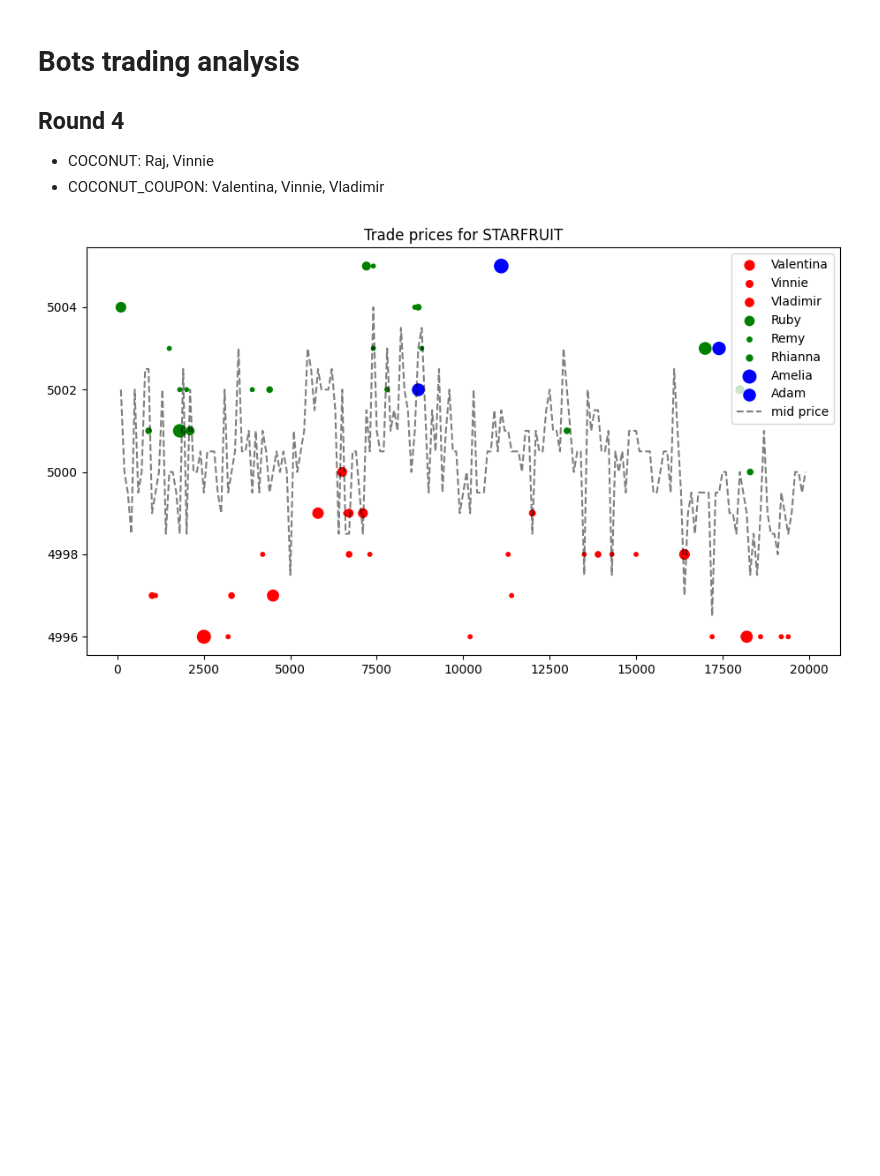
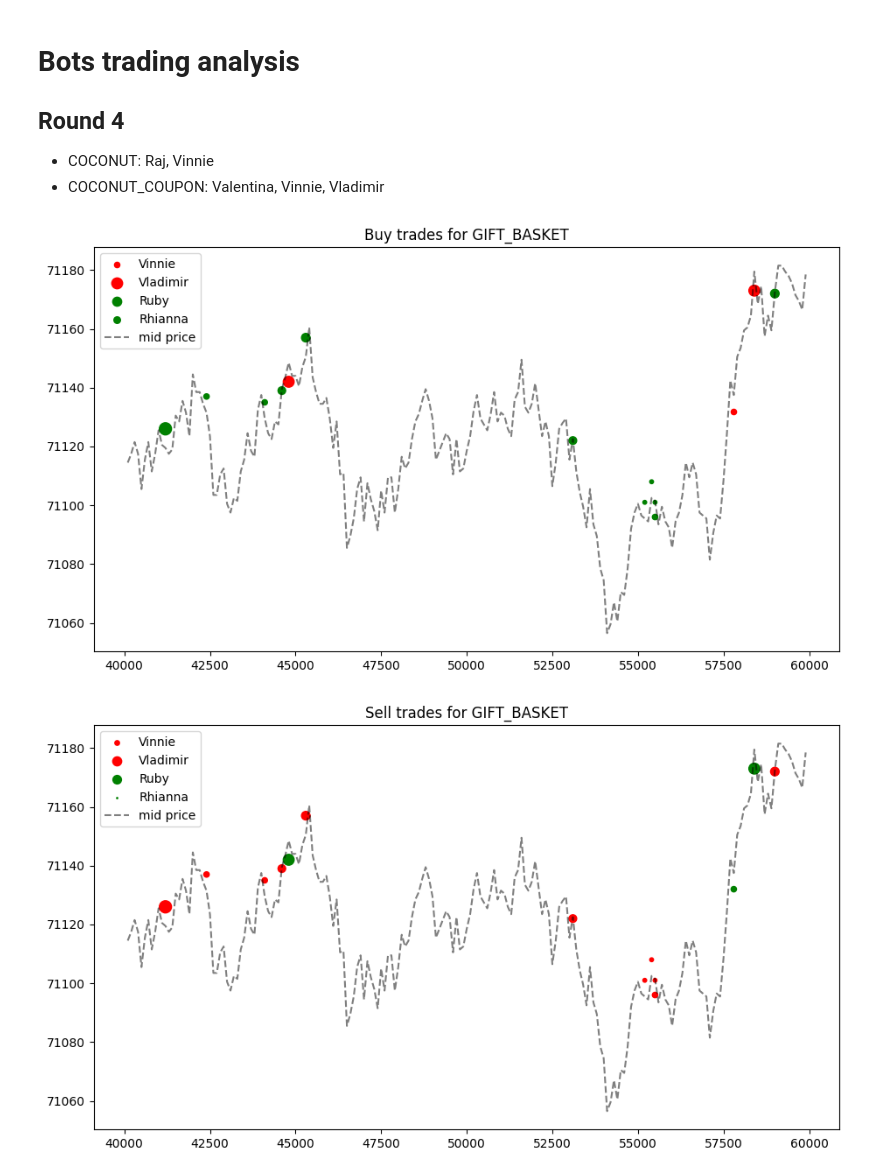
Before and after one commit to levladiator/Prosperity, a Jupyter notebook: src/bots_analyzer.ipynb, the cells around one changed output. Drawn from its saved outputs; the diff is of its cells as text; code cells hidden in the pictures; blank space fills up the shorter version.

```diff
--- a/src/bots_analyzer.ipynb
+++ b/src/bots_analyzer.ipynb
@@ -28,8 +28,8 @@ bot_colours = [
 ]
 
 # Read data
-round_num = 1
-day_num = -2
+round_num = 3
+day_num = 1
 
 csv_file_path_trades = f"./data/round_{round_num}/trades_round_{round_num}_day_{day_num}_wn.csv"
 csv_file_path_orders = f"./data/round_{round_num}/prices_round_{round_num}_day_{day_num}.csv"
@@ -39,42 +39,49 @@ df_orders = pd.read_csv(csv_file_path_orders, sep=';')
 
 products = np.unique(df_trades['symbol'])
 
-trades = {}
+buy_trades  = {}
+sell_trades = {}
 orders = {}
 
 for prod in products:
-    trades[prod] = {}
+    buy_trades[prod] = {}
+    sell_trades[prod] = {}
     for b in bots:
-        trades[prod][b] = df_trades[(df_trades['symbol'] == prod) & ((df_trades['buyer'] == b))]
+        buy_trades[prod][b] = df_trades[(df_trades['symbol'] == prod) & ((df_trades['buyer'] == b))]
+        sell_trades[prod][b] = df_trades[(df_trades['symbol'] == prod) & ((df_trades['seller'] == b))]
 
     orders[prod] = df_orders[df_orders['product'] == prod]
 
 # Direct proportionat cu volum
-# %%
-# Plot the trade prices for coconut for each bot against timestamp
-prod = 'STARFRUIT'
-range = (0, 20000)
-
-fig, ax = plt.subplots(figsize=(11, 6))
-
-for b, c in zip(bots, bot_colours):
-    if len(trades[prod][b]) == 0:
-        continue
-
-    time_mask = ((trades[prod][b]['timestamp'] > range[0])
-                 & (trades[prod][b]['timestamp'] < range[1]))
-
-    ax.scatter(trades[prod][b]['timestamp'][time_mask],
-               trades[prod][b]['price'][:range[1]][time_mask],
-               label=b, color=c, s=trades[prod][b]['quantity'][time_mask] * 10)
-
-time_mask = ((orders[prod]['timestamp'] > range[0])
-             & (orders[prod]['timestamp'] < range[1]))
-ax.plot(orders[prod]['timestamp'][time_mask],
-        orders[prod]['mid_price'][time_mask],
-        label='mid price', color='black', linestyle='--', alpha=0.5)
-plt.title(f"Trade prices for {prod}")
-ax.legend()
-plt.show()
-# %% [output]
-[figure, removed]
+# %%
+def plot_trades(trades, prod, range, title=""):
+    fig, ax = plt.subplots(figsize=(11, 6))
+
+    for b, c in zip(bots, bot_colours):
+        if len(trades[prod][b]) == 0:
+            continue
+
+        time_mask = ((trades[prod][b]['timestamp'] > range[0])
+                     & (trades[prod][b]['timestamp'] < range[1]))
+
+        ax.scatter(trades[prod][b]['timestamp'][time_mask],
+                   trades[prod][b]['price'][:range[1]][time_mask],
+                   label=b, color=c, s=trades[prod][b]['quantity'][time_mask] * 10)
+
+    time_mask = ((orders[prod]['timestamp'] > range[0])
+                 & (orders[prod]['timestamp'] < range[1]))
+    ax.plot(orders[prod]['timestamp'][time_mask],
+            orders[prod]['mid_price'][time_mask],
+            label='mid price', color='black', linestyle='--', alpha=0.5)
+    plt.title(title)
+    ax.legend()
+    plt.show()
+# %%
+prod = 'GIFT_BASKET'
+time_range = (40000, 600000)
+
+plot_trades(buy_trades, prod, time_range, title=f"Buy trades for {prod}")
+plot_trades(sell_trades, prod, time_range, title=f"Sell trades for {prod}")
+# %% [output]
+[figure, added]
+[figure, added]
```
